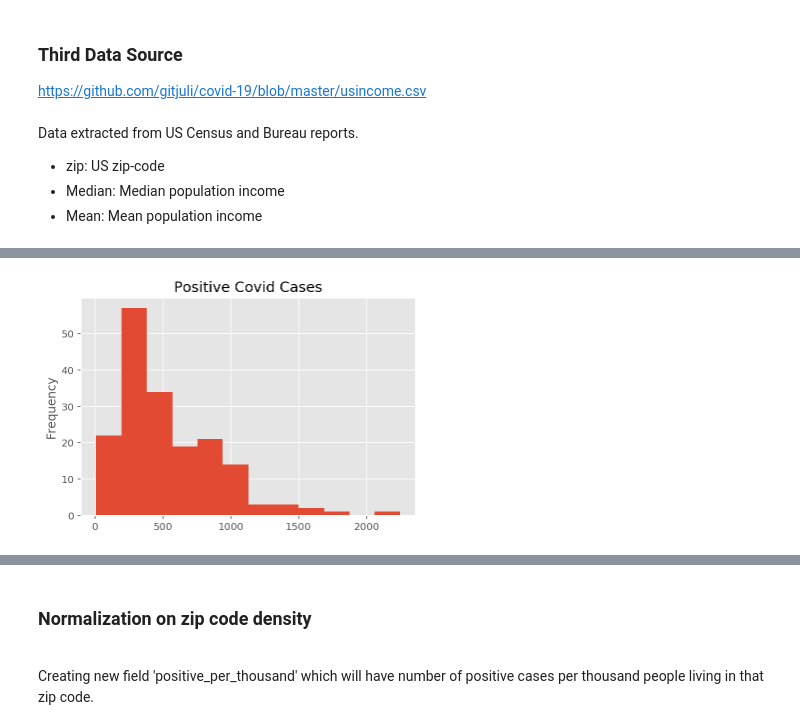
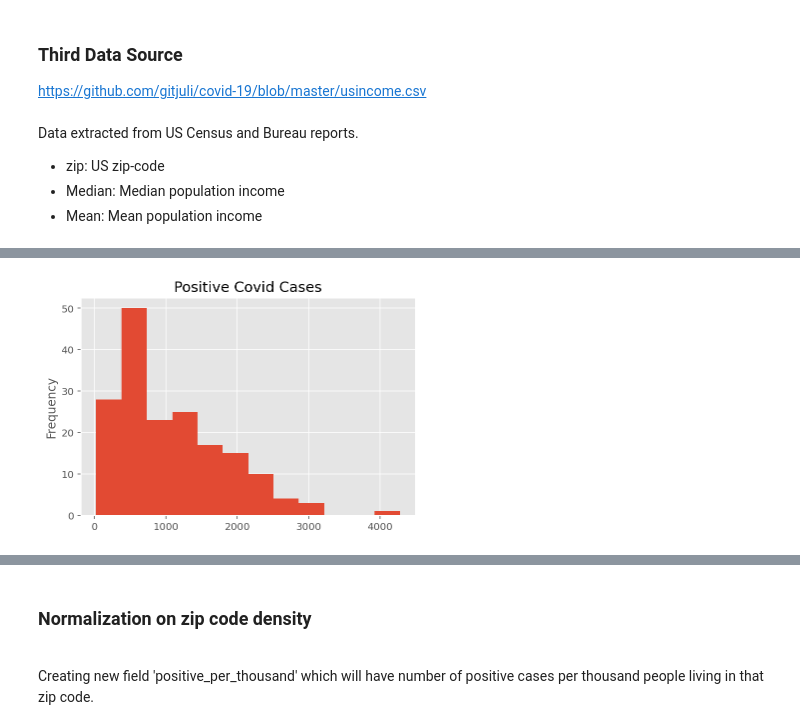
Before and after one commit to RuggieroJulian/covid-19, a Jupyter notebook: Midterm Project Ruggiero Julian.ipynb, the cells around one changed output, grey strips where cells are left out. Saved outputs shown, nothing was run; the diff lists cells and outputs as text; code cells hidden in the pictures.

```diff
--- a/Midterm Project Ruggiero Julian.ipynb
+++ b/Midterm Project Ruggiero Julian.ipynb
@@ -3,6 +3,8 @@
 ## Analysis of COVID-19 on NYC Boroughs and Zip Codes
 # %%
 # importing libraries needed
+import scipy.stats as stats
+import math
 import pandas as pd
 import statsmodels.api as sm
 import matplotlib.pyplot as plt
@@ -10,7 +12,7 @@ import numpy as np
 %matplotlib inline
 %config InlineBackend.figure_format = 'retina'
 plt.style.use('ggplot')
-plt.rcParams['figure.figsize'] = (10,5)
+plt.rcParams['figure.figsize'] = (8,4)
 # %% [markdown]
 ### First Data Source
 https://github.com/nychealth/coronavirus-data/blob/master/tests-by-zcta.csv
@@ -20,6 +22,10 @@ https://github.com/nychealth/coronavirus-data/blob/master/tests-by-zcta.csv
 - Total: Were ever tested for COVID-19 (SARS-CoV-2)
 - zcta_cum.perc_pos: ratio Positive/Total
 # %%
-covid_zip_codes=pd.read_csv('https://raw.githubusercontent.com/nychealth/coronavirus-data/master/tests-by-zcta.csv')
-covid_zip_codes.head()
+#data as of 05-22-2020
+covid_data=pd.read_csv('https://raw.githubusercontent.com/nychealth/coronavirus-data/3cbb3b744ed90befb37ea7680fac3aa7f782bb30/tests-by-zcta.csv')
+
+#renaming column
+covid_data.rename(columns = {'MODZCTA':'zip_code', 'zcta_cum.perc_pos':'ratio', 'Positive':'covid_positive', 'Total':'covid_tested'}, inplace=True)
+covid_data.head()
 # %% [output]
@@ -52,5 +49,8 @@ https://github.com/gitjuli/covid-19/blob/master/uszips.csv
 # %%
 population=pd.read_csv('https://raw.githubusercontent.com/gitjuli/covid-19/master/uszips.csv')
 population.rename(columns = {'zip':'zip_code'}, inplace=True)
-population.head()
+
+# merge
+covid_data = pd.merge(covid_data[covid_data['zip_code'].notna()], population, how='inner', on=['zip_code'])
+covid_data.head()
 # %% [output]
@@ -82,5 +71,8 @@ https://github.com/gitjuli/covid-19/blob/master/usincome.csv
 #get income data
 income=pd.read_csv('https://raw.githubusercontent.com/gitjuli/covid-19/master/usincome.csv')
 income.rename(columns = {'Zip':'zip_code', 'Median':'median_income', 'Mean':'mean_income'}, inplace=True)
-income.head()
+
+# merge
+covid_data = pd.merge(covid_data[covid_data['zip_code'].notna()], income, how='inner', on=['zip_code'])
+covid_data.head()
 # %% [output]
@@ -104,6 +85,6 @@ covid_zip_codes.head()
 # %%
-#Histogram of Positive cases
-covid_zip_codes[covid_zip_codes['zip_code'].notna()].Positive.plot.hist(bins=12)
+#histogram of covid positive(+) cases
+covid_data[covid_data['zip_code'].notna()].covid_positive.plot.hist(bins=12)
 plt.title('Positive Covid Cases');
 # %% [output]
-[figure, old version]
+[figure, new version]
```
Also changed, not shown: parts of 90 cells of this notebook.
